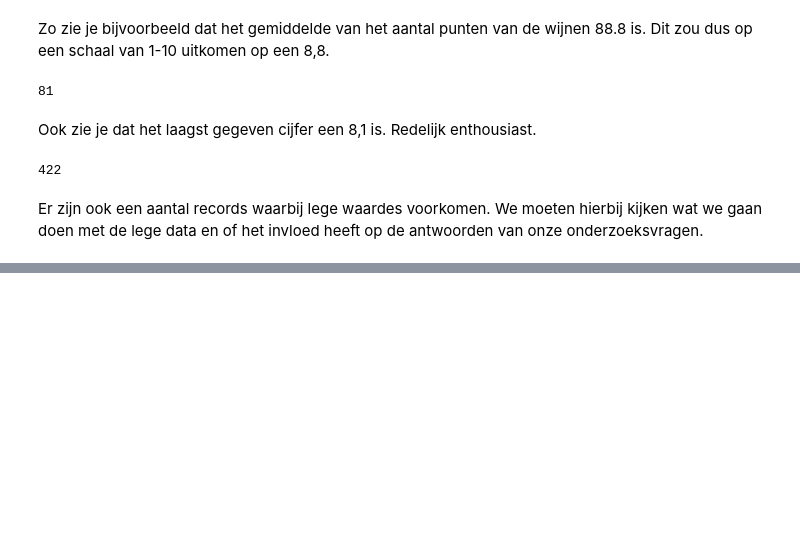
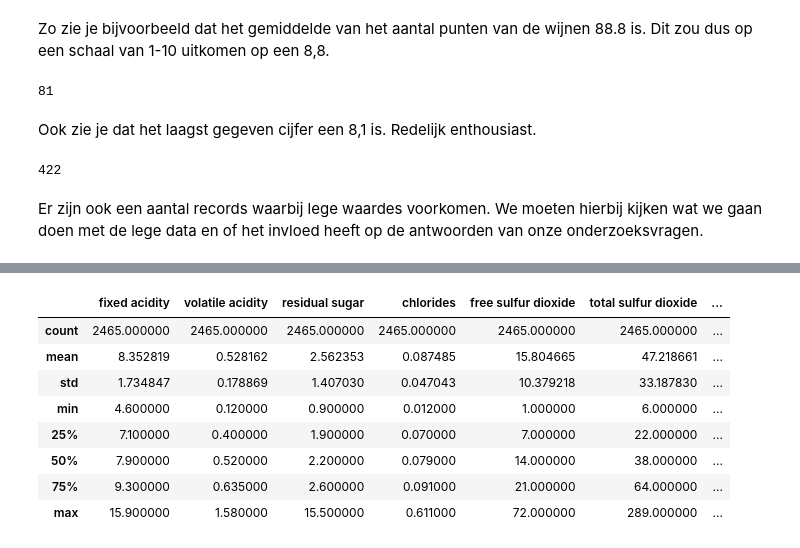
Before and after one commit to darkraisisi/cm_wine, a Jupyter notebook: Untitled.ipynb, the cells around one changed output, grey strips where cells are left out. Saved outputs shown, nothing was run; the diff lists cells and outputs as text; code cells hidden in the pictures; blank space fills up the shorter version.

```diff
--- a/Untitled.ipynb
+++ b/Untitled.ipynb
@@ -79,0 +93,12 @@ print(wine)
+# %%
+chem.describe()
+# %% [output]
+|  | fixed acidity | volatile acidity | residual sugar | chlorides | free sulfur dioxide | total sulfur dioxide | ... |
+| count | 2465.000000 | 2465.000000 | 2465.000000 | 2465.000000 | 2465.000000 | 2465.000000 | ... |
+| mean | 8.352819 | 0.528162 | 2.562353 | 0.087485 | 15.804665 | 47.218661 | ... |
+| std | 1.734847 | 0.178869 | 1.407030 | 0.047043 | 10.379218 | 33.187830 | ... |
+| min | 4.600000 | 0.120000 | 0.900000 | 0.012000 | 1.000000 | 6.000000 | ... |
+| 25% | 7.100000 | 0.400000 | 1.900000 | 0.070000 | 7.000000 | 22.000000 | ... |
+| 50% | 7.900000 | 0.520000 | 2.200000 | 0.079000 | 14.000000 | 38.000000 | ... |
+| 75% | 9.300000 | 0.635000 | 2.600000 | 0.091000 | 21.000000 | 64.000000 | ... |
+| max | 15.900000 | 1.580000 | 15.500000 | 0.611000 | 72.000000 | 289.000000 | ... |
```
Also changed, not shown: parts of 6 cells of this notebook.
